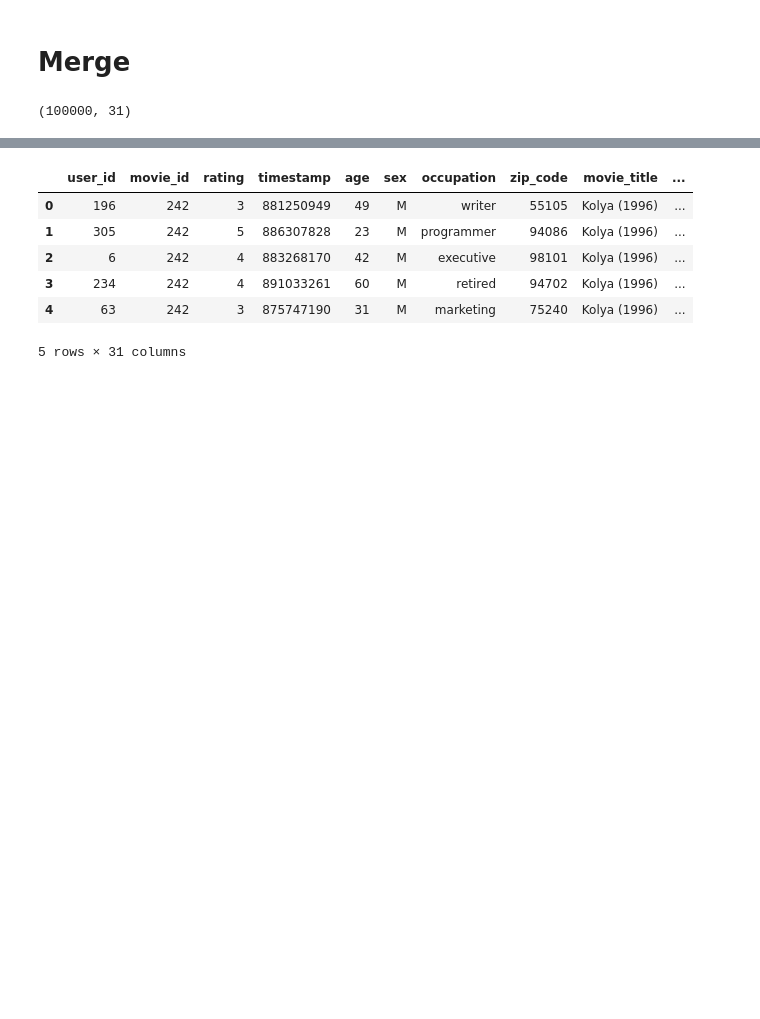
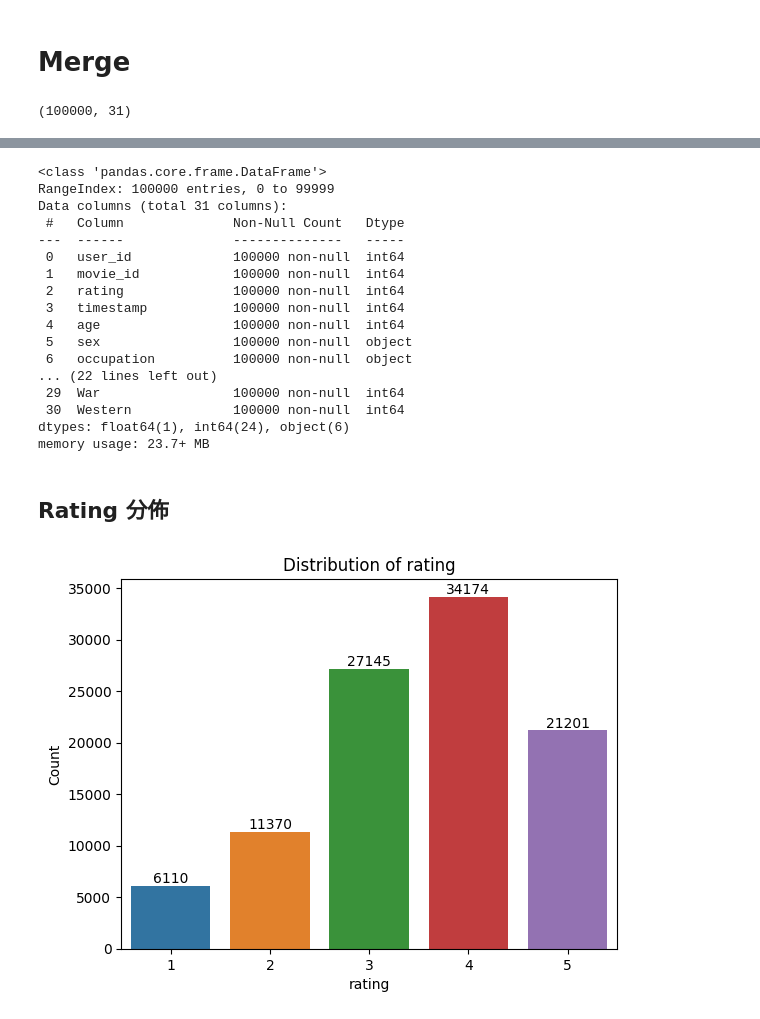
Before and after one commit to DrDAN6770/Recommender-System, a Jupyter notebook: RS.ipynb, the cells around one changed output, grey strips where cells are left out. Cells and saved outputs as stored; diff of their text form; code cells hidden in the pictures; blank space fills up the shorter version.

```diff
--- a/RS.ipynb
+++ b/RS.ipynb
@@ -102,10 +95,42 @@ for i, v in enumerate(df.columns):
+# %%
+# 常用函數
+def count_plot(df, x):
+    ax = sns.countplot(x=x, data=df)
+    for p in ax.patches:
+        ax.annotate(f'{int(p.get_height())}', (p.get_x() + p.get_width() / 2., p.get_height()),
+                    ha='center', va='center', fontsize=10, xytext=(0, 5),
+                    textcoords='offset points')
+    plt.title(f'Distribution of {x}')
+    plt.xlabel(x)
+    plt.ylabel('Count')
+    plt.show()
 # %%
-df.head()
+df.info()
 # %% [output]
-|  | user_id | movie_id | rating | timestamp | age | sex | occupation | zip_code | movie_title | ... |
-| 0 | 196 | 242 | 3 | 881250949 | 49 | M | writer | 55105 | Kolya (1996) | ... |
-| 1 | 305 | 242 | 5 | 886307828 | 23 | M | programmer | 94086 | Kolya (1996) | ... |
-| 2 | 6 | 242 | 4 | 883268170 | 42 | M | executive | 98101 | Kolya (1996) | ... |
-| 3 | 234 | 242 | 4 | 891033261 | 60 | M | retired | 94702 | Kolya (1996) | ... |
-| 4 | 63 | 242 | 3 | 875747190 | 31 | M | marketing | 75240 | Kolya (1996) | ... |
-5 rows × 31 columns
+<class 'pandas.core.frame.DataFrame'>
+RangeIndex: 100000 entries, 0 to 99999
+Data columns (total 31 columns):
+ #   Column              Non-Null Count   Dtype
+---  ------              --------------   -----
+ 0   user_id             100000 non-null  int64
+ 1   movie_id            100000 non-null  int64
+ 2   rating              100000 non-null  int64
+ 3   timestamp           100000 non-null  int64
+ 4   age                 100000 non-null  int64
+ 5   sex                 100000 non-null  object
+ 6   occupation          100000 non-null  object
+... (22 lines left out)
+ 29  War                 100000 non-null  int64
+ 30  Western             100000 non-null  int64
+dtypes: float64(1), int64(24), object(6)
+memory usage: 23.7+ MB
+# %%
+# 刪除IMDb_URL、video_release_date(全部缺失)
+df_clean = df.drop(['IMDb_URL', 'video_release_date'], axis=1)
+# %% [markdown]
+## Rating 分佈
+# %%
+# Rating 數量分佈
+count_plot(df_clean, 'rating')
+# %% [output]
+[figure, added]
```
Also changed, not shown: parts of 18 cells of this notebook, 1 other file.
